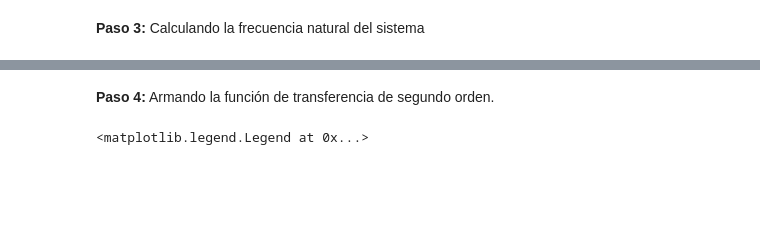
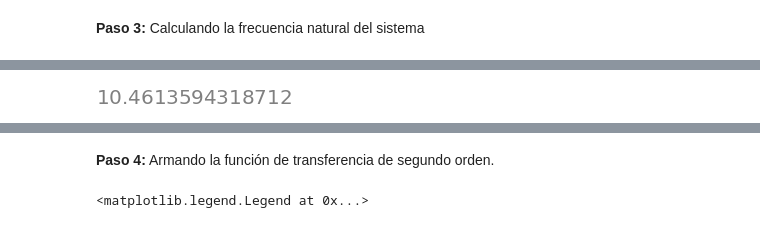
Before and after one commit to jairocuellar/System_identification, a Jupyter notebook: class_02_02.ipynb, the cells around one changed output, grey strips where cells are left out. Cells and saved outputs as stored; diff of their text form; code cells hidden in the pictures; blank space fills up the shorter version.

```diff
--- a/class_02_02.ipynb
+++ b/class_02_02.ipynb
@@ -108,3 +108,7 @@ we
+# %%
+ts
+# %% [output]
+[figure, added]
 # %%
 ## Calculando el tiempo de establecimiento y
 ## determinando el valor aproximado del valor final
```
Also changed, not shown: parts of 8 cells of this notebook, 8 other files.
